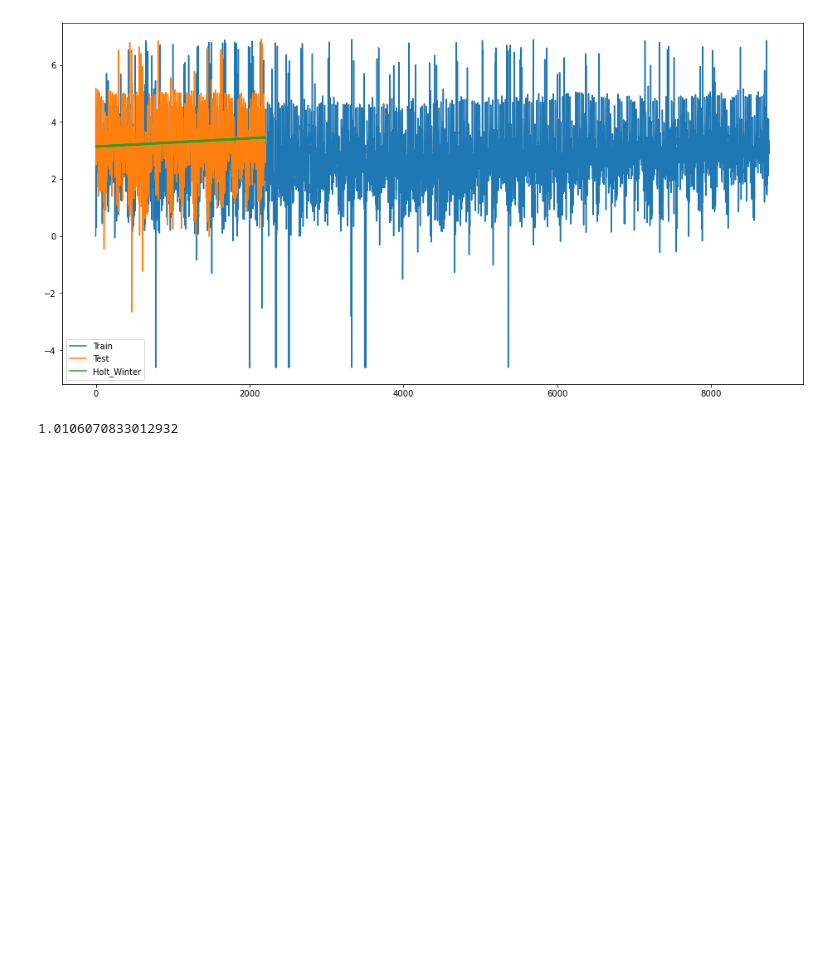
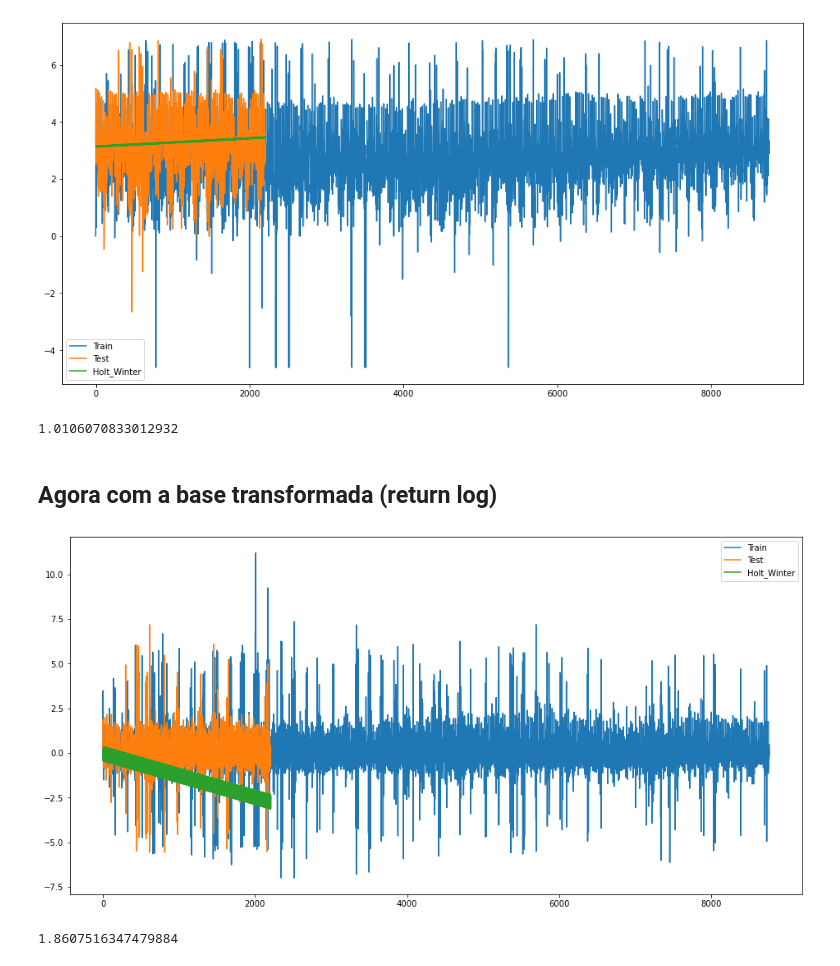
Before and after one commit to marcosvilela/modelagem-analitica-20.3, a Jupyter notebook: source/Fernando/Fernando-Parte2.ipynb, the cells around one changed output. Drawn from its saved outputs; the diff is of its cells as text; code cells hidden in the pictures; blank space fills up the shorter version.

```diff
--- a/source/Fernando/Fernando-Parte2.ipynb
+++ b/source/Fernando/Fernando-Parte2.ipynb
@@ -317,3 +423,22 @@ rms = sqrt(mean_squared_error(log_data_test['Valor'], y_hat_avg.Holt_Winter))
 print(rms)
 # %% [output]
 1.0106070833012932
+# %% [markdown]
+## Agora com a base transformada (return log)
+# %%
+y_hat_avg = hourly_mean_return_log_test.copy()
+fit1 = ExponentialSmoothing(np.asarray(hourly_mean_return_log['return-log']) ,seasonal_periods=7 ,trend='add', seasonal='add',).fit()
+y_hat_avg['Holt_Winter'] = fit1.forecast(len(hourly_mean_return_log_test))
+plt.figure(figsize=(16,8))
+plt.plot( hourly_mean_return_log['return-log'], label='Train')
+plt.plot(hourly_mean_return_log_test['return-log'], label='Test')
+plt.plot(y_hat_avg['Holt_Winter'], label='Holt_Winter')
+plt.legend(loc='best')
+plt.show()
+# %% [output]
+[figure, added]
+# %%
+rms = sqrt(mean_squared_error(hourly_mean_return_log_test['return-log'], y_hat_avg.Holt_Winter))
+print(rms)
+# %% [output]
+1.8607516347479884
```
Also changed, not shown: parts of 31 cells of this notebook, 4 other files.
